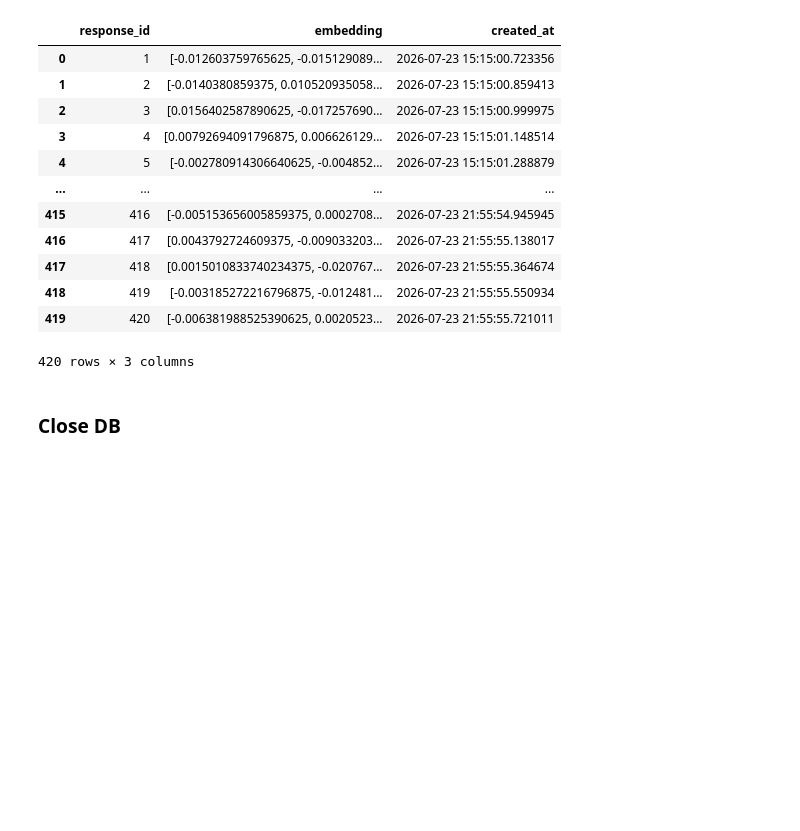
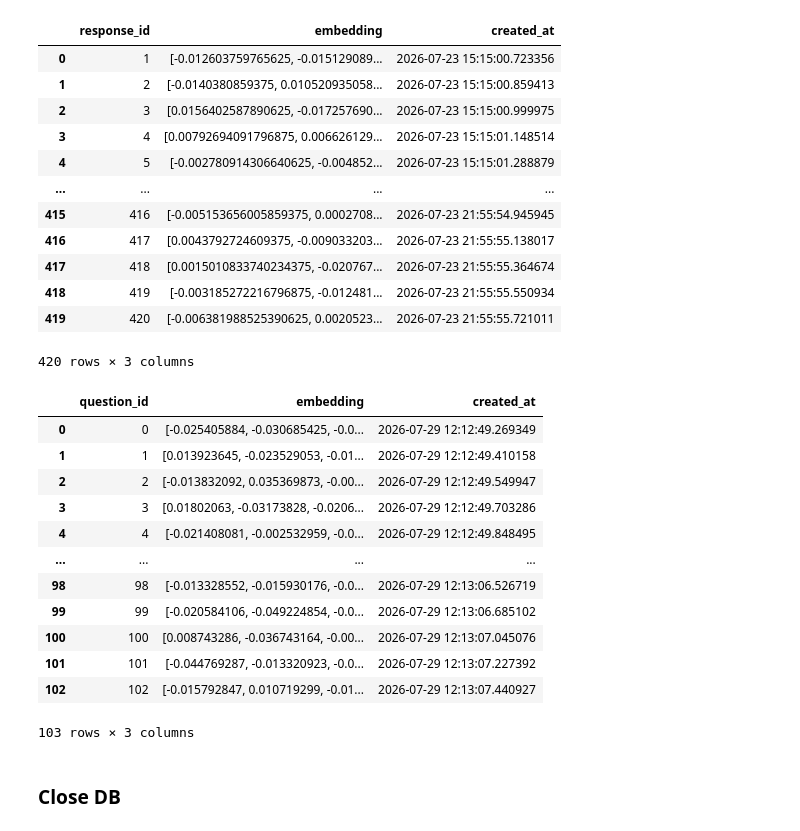
Before and after one commit to ryan-vdb/llm-ethics-evaluation, a Jupyter notebook: src/data/view_data.ipynb, the cells around one changed output. Saved outputs shown, nothing was run; the diff lists cells and outputs as text; code cells hidden in the pictures; blank space fills up the shorter version.

```diff
--- a/src/data/view_data.ipynb
+++ b/src/data/view_data.ipynb
@@ -131,6 +131,23 @@ display(integrity_embeddings)
 | 418 | 419 | [-0.003185272216796875, -0.012481... | 2026-07-23 21:55:55.550934 |
 | 419 | 420 | [-0.006381988525390625, 0.0020523... | 2026-07-23 21:55:55.721011 |
 420 rows × 3 columns
+# %%
+question_embeddings = load_table("question_embeddings")
+display(question_embeddings)
+# %% [output]
+|  | question_id | embedding | created_at |
+| 0 | 0 | [-0.025405884, -0.030685425, -0.0... | 2026-07-29 12:12:49.269349 |
+| 1 | 1 | [0.013923645, -0.023529053, -0.01... | 2026-07-29 12:12:49.410158 |
+| 2 | 2 | [-0.013832092, 0.035369873, -0.00... | 2026-07-29 12:12:49.549947 |
+| 3 | 3 | [0.01802063, -0.03173828, -0.0206... | 2026-07-29 12:12:49.703286 |
+| 4 | 4 | [-0.021408081, -0.002532959, -0.0... | 2026-07-29 12:12:49.848495 |
+| ... | ... | ... | ... |
+| 98 | 98 | [-0.013328552, -0.015930176, -0.0... | 2026-07-29 12:13:06.526719 |
+| 99 | 99 | [-0.020584106, -0.049224854, -0.0... | 2026-07-29 12:13:06.685102 |
+| 100 | 100 | [0.008743286, -0.036743164, -0.00... | 2026-07-29 12:13:07.045076 |
+| 101 | 101 | [-0.044769287, -0.013320923, -0.0... | 2026-07-29 12:13:07.227392 |
+| 102 | 102 | [-0.015792847, 0.010719299, -0.01... | 2026-07-29 12:13:07.440927 |
+103 rows × 3 columns
 # %% [markdown]
 ### Close DB
 # %%
```
Also changed, not shown: 54 other files.
